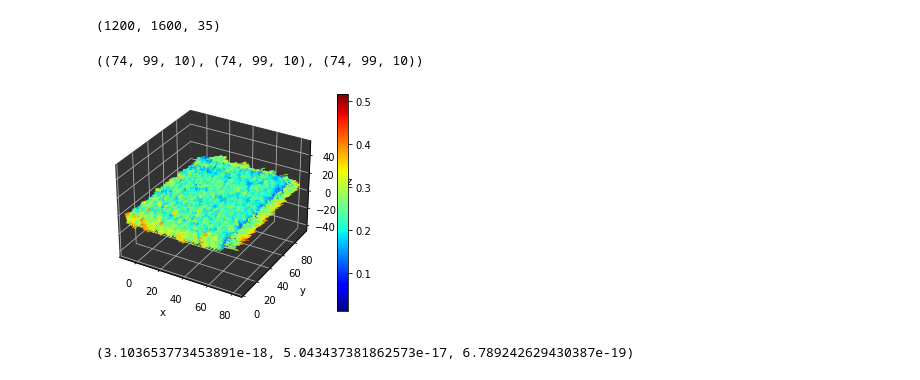
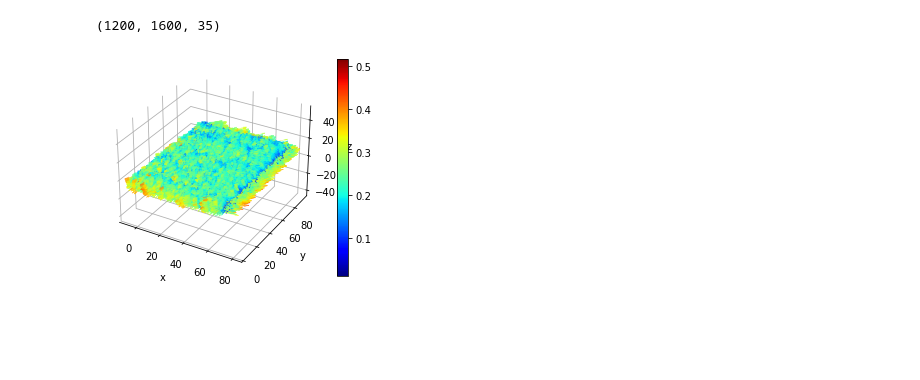
Before and after one commit to siddharthdcosta/OHSU-PIV, a Jupyter notebook: khan-PIV3D-V1.ipynb, the cells around one changed output. Saved outputs shown, nothing was run; the diff lists cells and outputs as text; code cells hidden in the pictures; blank space fills up the shorter version.

```diff
--- a/khan-PIV3D-V1.ipynb
+++ b/khan-PIV3D-V1.ipynb
@@ -88,7 +87,3 @@ u, v, w, sig2noise = extended_search_area_piv3D(
 u -= np.nanmean(u)
 v -= np.nanmean(v)
 w -= np.nanmean(w)
-# %%
-u.shape, v.shape, w.shape
-# %% [output]
-((74, 99, 10), (74, 99, 10), (74, 99, 10))
@@ -99,9 +90,14 @@ u.shape, v.shape, w.shape
 # %%
 fig1 = quiver_3D(-u, v, w, filter_reg = 1, quiv_args={"length": 0.05, "alpha": 0.8, "linewidth": 0.5}) #, filter_def=0.1)
+
+# https://dawes.wordpress.com/2014/06/27/publication-ready-3d-figures-from-matplotlib/
+# Make background white
+ax = plt.gca()
+# ax.grid(False)
+ax.w_xaxis.set_pane_color((1.0, 1.0, 1.0, 1.0))
+ax.w_yaxis.set_pane_color((1.0, 1.0, 1.0, 1.0))
+ax.w_zaxis.set_pane_color((1.0, 1.0, 1.0, 1.0))
+
 plt.savefig(f'results/Quiver_Displacement_{x_dim}x{y_dim}x{z_dim}_dpi600_downsample1.png', dpi = 600)
 # %% [output]
-[figure, old version]
+[figure, new version]
-# %%
-u.mean(), v.mean(), w.mean()
-# %% [output]
-(3.103653773453891e-18, 5.043437381862573e-17, 6.789242629430387e-19)
```
Also changed, not shown: parts of 15 cells of this notebook, 8 other files.
